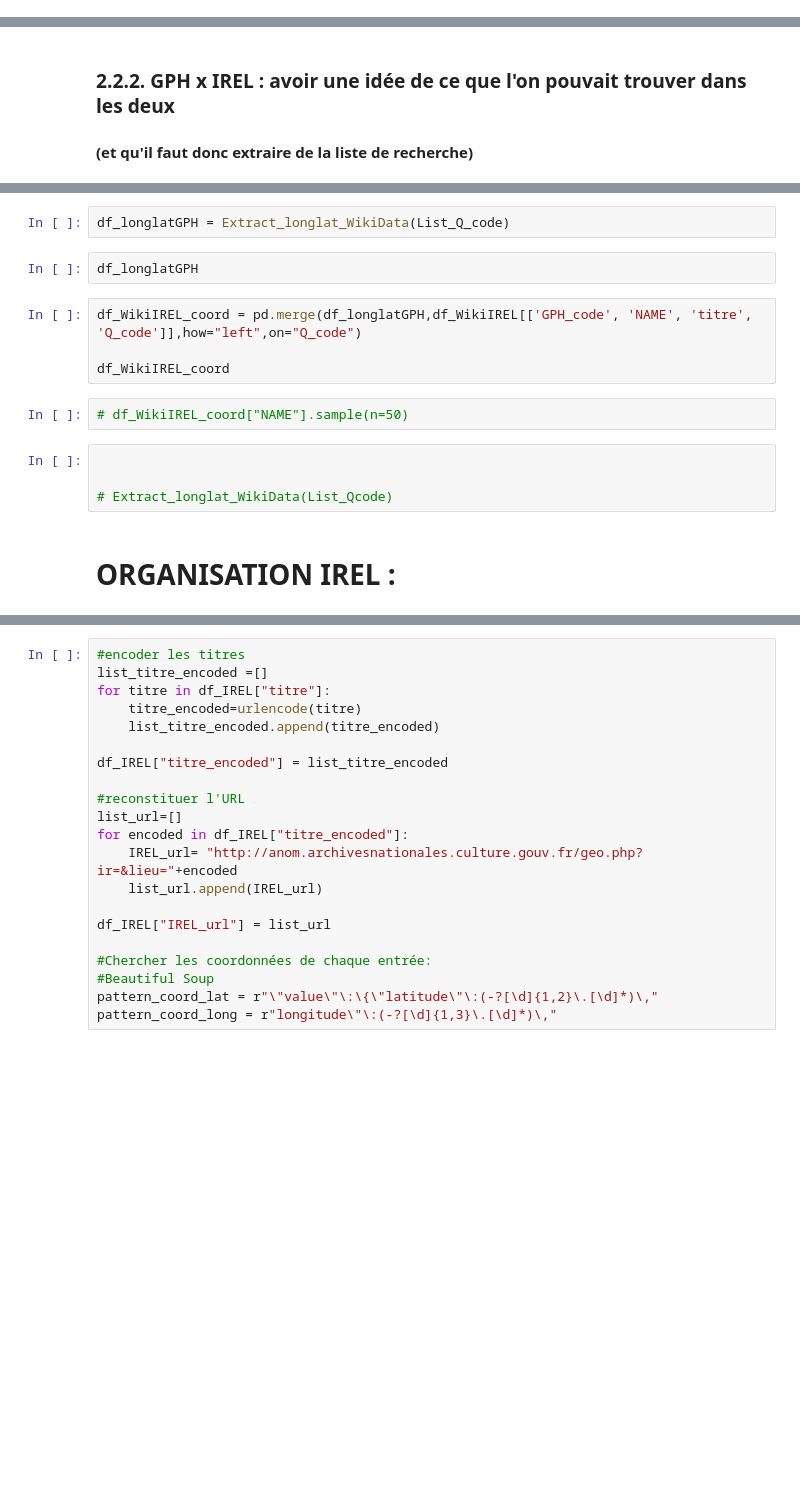
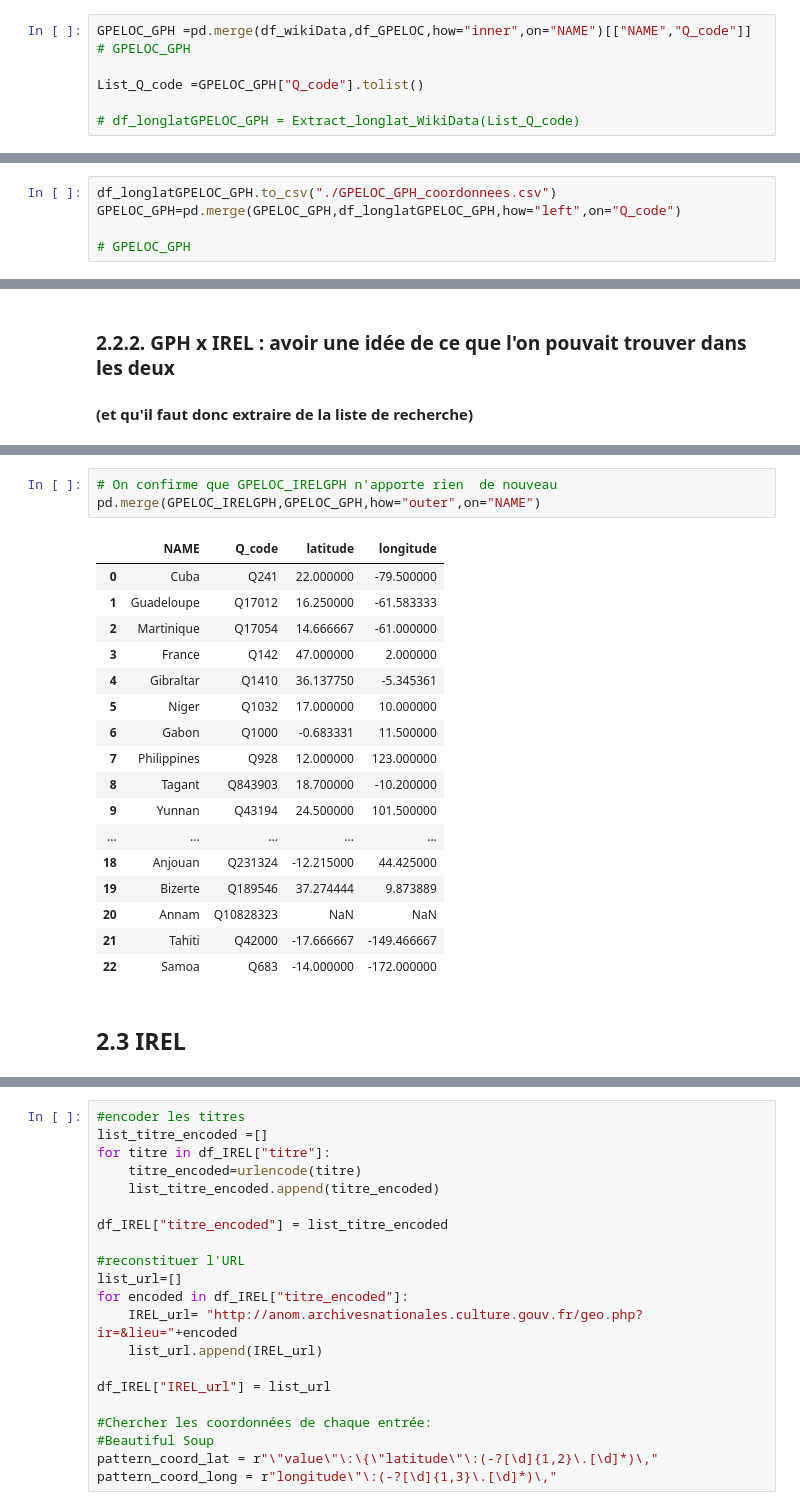
Before and after one commit to LilyG98/MappingJournals, a Jupyter notebook: data/desambiguisation_lieux.ipynb, the cells around one changed output, grey strips where cells are left out. Saved outputs shown, nothing was run; the diff lists cells and outputs as text; blank space fills up the shorter version.

```diff
--- a/data/desambiguisation_lieux.ipynb
+++ b/data/desambiguisation_lieux.ipynb
@@ -316,0 +312,7 @@ UnboundLocalError: local variable 'L_NotMatch' referenced before assignment
+# %%
+GPELOC_GPH =pd.merge(df_wikiData,df_GPELOC,how="inner",on="NAME")[["NAME","Q_code"]]
+# GPELOC_GPH
+
+List_Q_code =GPELOC_GPH["Q_code"].tolist()
+
+# df_longlatGPELOC_GPH = Extract_longlat_WikiData(List_Q_code)
@@ -316,0 +362,5 @@ UnboundLocalError: local variable 'L_NotMatch' referenced before assignment
+# %%
+df_longlatGPELOC_GPH.to_csv("./GPELOC_GPH_coordonnees.csv")
+GPELOC_GPH=pd.merge(GPELOC_GPH,df_longlatGPELOC_GPH,how="left",on="Q_code")
+
+# GPELOC_GPH
@@ -330,18 +375,25 @@ df_WikiIREL
-# %%
-df_longlatGPH = Extract_longlat_WikiData(List_Q_code)
-# %%
-df_longlatGPH
-# %%
-df_WikiIREL_coord = pd.merge(df_longlatGPH,df_WikiIREL[['GPH_code', 'NAME', 'titre', 'Q_code']],how="left",on="Q_code")
-
-df_WikiIREL_coord
-# %%
-# df_WikiIREL_coord["NAME"].sample(n=50)
-# %%
-
-
-# Extract_longlat_WikiData(List_Qcode)
+# %%
+# On confirme que GPELOC_IRELGPH n'apporte rien  de nouveau
+pd.merge(GPELOC_IRELGPH,GPELOC_GPH,how="outer",on="NAME")
+# %% [output]
+|  | NAME | Q_code | latitude | longitude |
+| 0 | Cuba | Q241 | 22.000000 | -79.500000 |
+| 1 | Guadeloupe | Q17012 | 16.250000 | -61.583333 |
+| 2 | Martinique | Q17054 | 14.666667 | -61.000000 |
+| 3 | France | Q142 | 47.000000 | 2.000000 |
+| 4 | Gibraltar | Q1410 | 36.137750 | -5.345361 |
+| 5 | Niger | Q1032 | 17.000000 | 10.000000 |
+| 6 | Gabon | Q1000 | -0.683331 | 11.500000 |
+| 7 | Philippines | Q928 | 12.000000 | 123.000000 |
+| 8 | Tagant | Q843903 | 18.700000 | -10.200000 |
+| 9 | Yunnan | Q43194 | 24.500000 | 101.500000 |
+| ... | ... | ... | ... | ... |
+| 18 | Anjouan | Q231324 | -12.215000 | 44.425000 |
+| 19 | Bizerte | Q189546 | 37.274444 | 9.873889 |
+| 20 | Annam | Q10828323 | NaN | NaN |
+| 21 | Tahiti | Q42000 | -17.666667 | -149.466667 |
+| 22 | Samoa | Q683 | -14.000000 | -172.000000 |
 # %% [markdown]
-# ORGANISATION IREL :
+## 2.3 IREL
 # %%
 df_IREL
```
Also changed, not shown: parts of 44 cells of this notebook, 1 other file.
